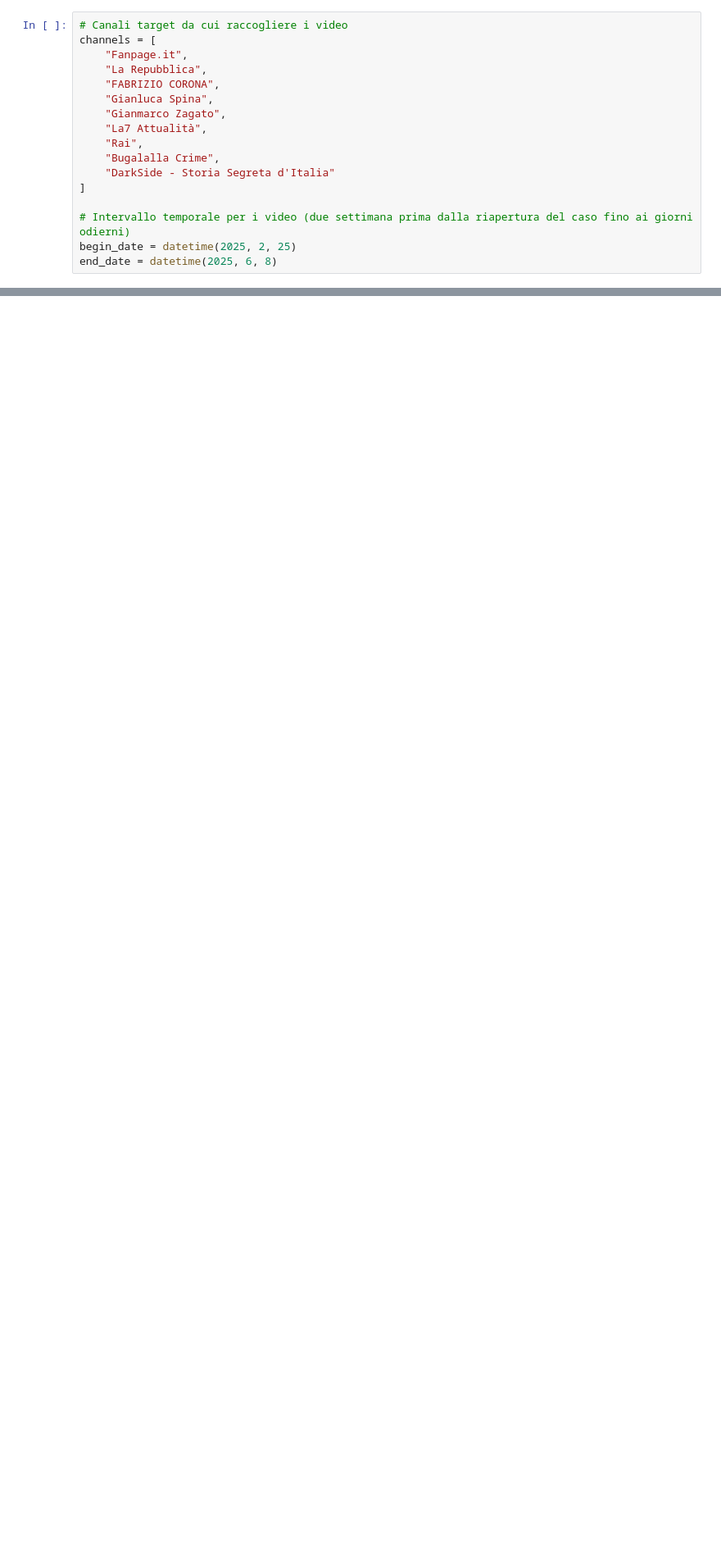
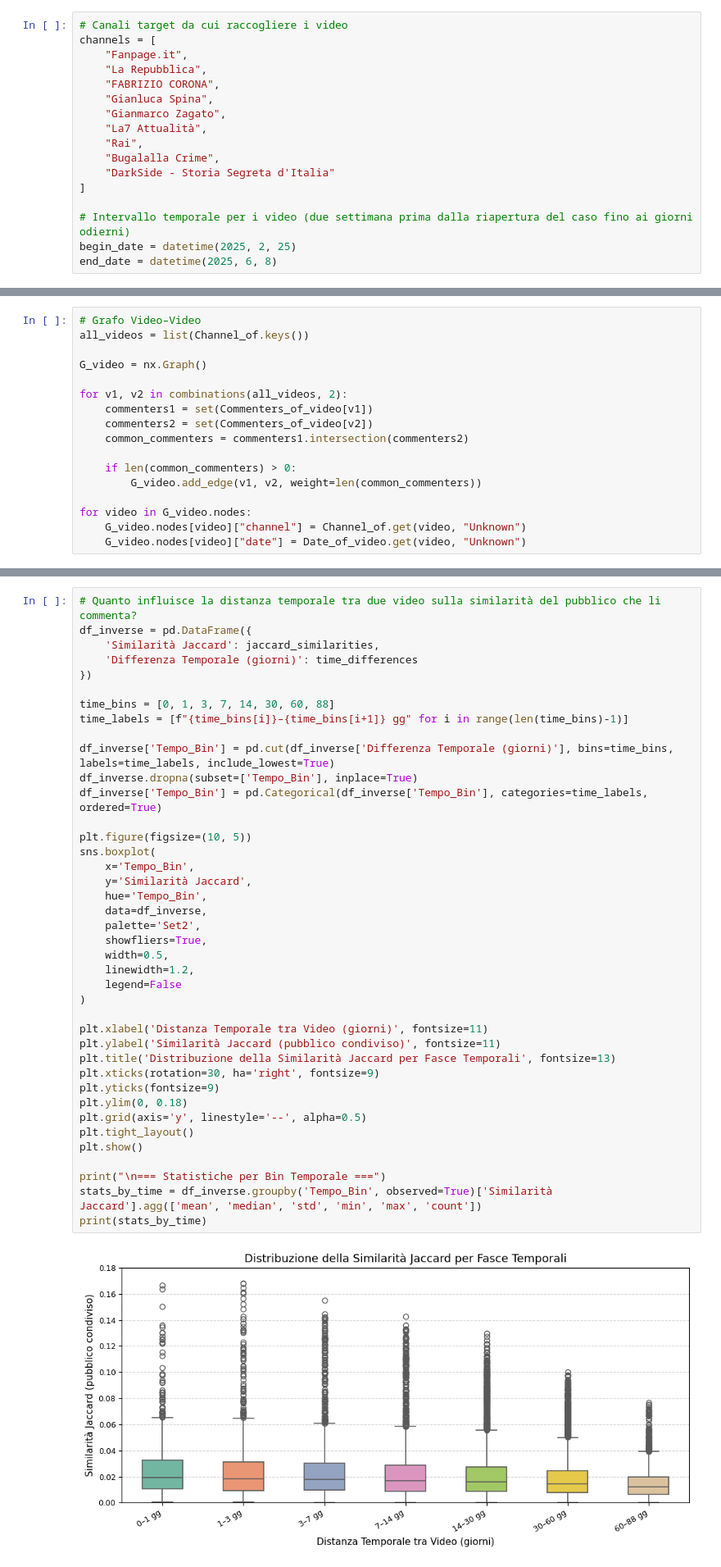
Before and after one commit to fedeceru/SMMproject, a Jupyter notebook: src/network_analysis.ipynb, the cells around one changed output, grey strips where cells are left out. Shown at 82% size. Cells and saved outputs as stored; diff of their text form; blank space fills up the shorter version.

```diff
--- a/src/network_analysis.ipynb
+++ b/src/network_analysis.ipynb
@@ -99,0 +146,17 @@ print(f"Canali totali: {len(Videos_of)}")
+# %%
+# Grafo Video–Video
+all_videos = list(Channel_of.keys())
+
+G_video = nx.Graph()
+
+for v1, v2 in combinations(all_videos, 2):
+    commenters1 = set(Commenters_of_video[v1])
+    commenters2 = set(Commenters_of_video[v2])
+    common_commenters = commenters1.intersection(commenters2)
+
+    if len(common_commenters) > 0:
+        G_video.add_edge(v1, v2, weight=len(common_commenters))
+
+for video in G_video.nodes:
+    G_video.nodes[video]["channel"] = Channel_of.get(video, "Unknown")
+    G_video.nodes[video]["date"] = Date_of_video.get(video, "Unknown")
@@ -99,0 +241,42 @@ print(f"Canali totali: {len(Videos_of)}")
+# %%
+# Quanto influisce la distanza temporale tra due video sulla similarità del pubblico che li commenta?
+df_inverse = pd.DataFrame({
+    'Similarità Jaccard': jaccard_similarities,
+    'Differenza Temporale (giorni)': time_differences
+})
+
+time_bins = [0, 1, 3, 7, 14, 30, 60, 88]
+time_labels = [f"{time_bins[i]}–{time_bins[i+1]} gg" for i in range(len(time_bins)-1)]
+
+df_inverse['Tempo_Bin'] = pd.cut(df_inverse['Differenza Temporale (giorni)'], bins=time_bins, labels=time_labels, include_lowest=True)
+df_inverse.dropna(subset=['Tempo_Bin'], inplace=True)
+df_inverse['Tempo_Bin'] = pd.Categorical(df_inverse['Tempo_Bin'], categories=time_labels, ordered=True)
+
+plt.figure(figsize=(10, 5))
+sns.boxplot(
+    x='Tempo_Bin',
+    y='Similarità Jaccard',
+    hue='Tempo_Bin',
+    data=df_inverse,
+    palette='Set2',
+    showfliers=True,
+    width=0.5,
+    linewidth=1.2,
+    legend=False
+)
+
+plt.xlabel('Distanza Temporale tra Video (giorni)', fontsize=11)
+plt.ylabel('Similarità Jaccard (pubblico condiviso)', fontsize=11)
+plt.title('Distribuzione della Similarità Jaccard per Fasce Temporali', fontsize=13)
+plt.xticks(rotation=30, ha='right', fontsize=9)
+plt.yticks(fontsize=9)
+plt.ylim(0, 0.18)
+plt.grid(axis='y', linestyle='--', alpha=0.5)
+plt.tight_layout()
+plt.show()
+
+print("\n=== Statistiche per Bin Temporale ===")
+stats_by_time = df_inverse.groupby('Tempo_Bin', observed=True)['Similarità Jaccard'].agg(['mean', 'median', 'std', 'min', 'max', 'count'])
+print(stats_by_time)
+# %% [output]
+[figure, added]
```
Also changed, not shown: parts of 11 cells of this notebook, 2 other files.
